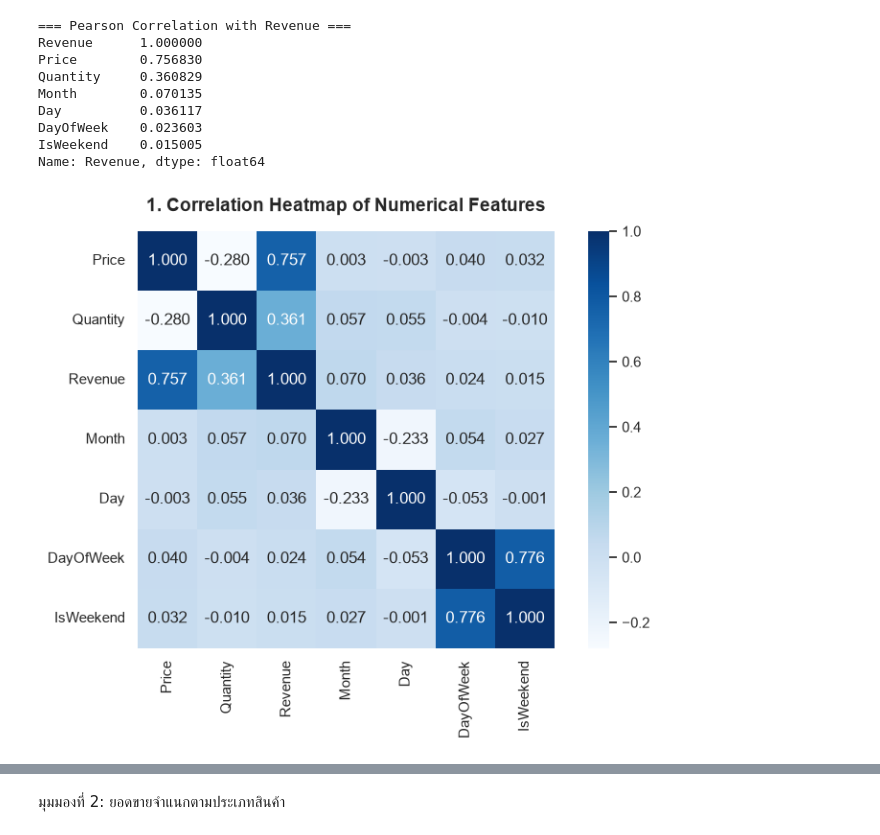
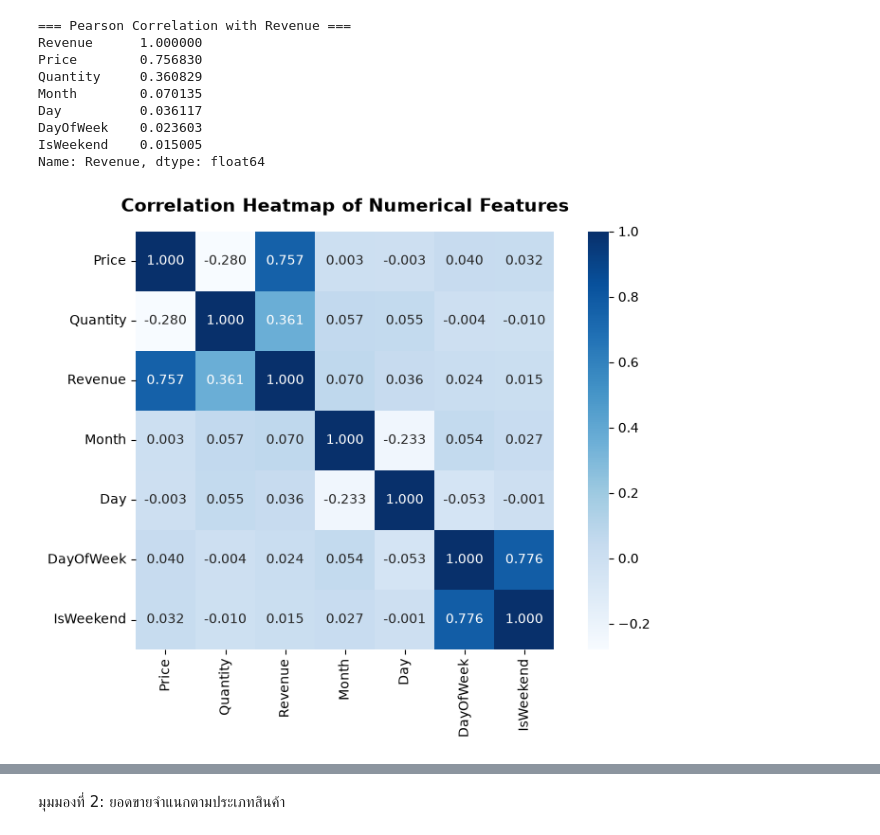
Before and after one commit to PPua1/DataSci, a Jupyter notebook: Resturant.ipynb, the cells around one changed output, grey strips where cells are left out. Saved outputs shown, nothing was run; the diff lists cells and outputs as text; code cells hidden in the pictures.

```diff
--- a/Resturant.ipynb
+++ b/Resturant.ipynb
@@ -390,13 +388,13 @@ Name: Revenue, dtype: float64
 # %%
 # Correlation Heatmap
 
 plt.figure(figsize=(8, 6))
 sns.heatmap(corr_matrix, annot=True, fmt=".3f", cmap='Blues', cbar=True, square=True)
-plt.title('1. Correlation Heatmap of Numerical Features', fontsize=14, fontweight='bold', pad=15)
+plt.title('Correlation Heatmap of Numerical Features', fontsize=14, fontweight='bold', pad=15)
 plt.tight_layout()
 plt.show()
 # %% [output]
-[figure, old version]
+[figure, new version]
 # %% [markdown]
 การแปรผล
 
```
Also changed, not shown: parts of 64 cells of this notebook.
